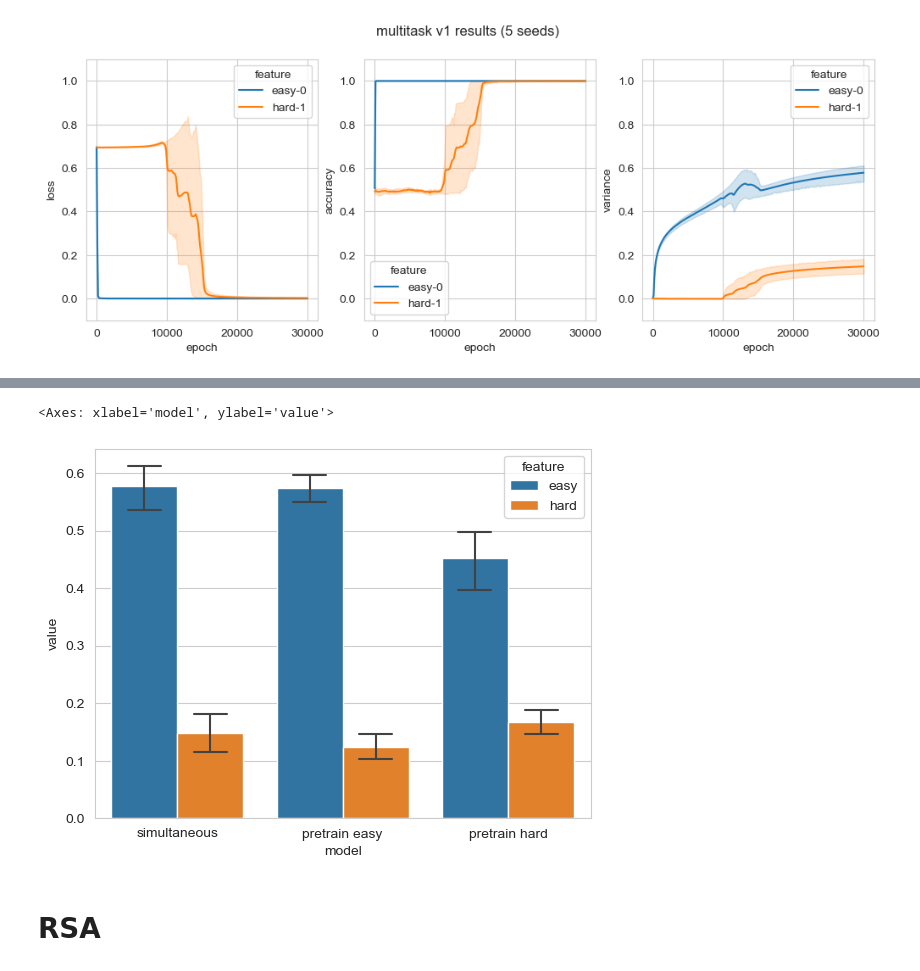
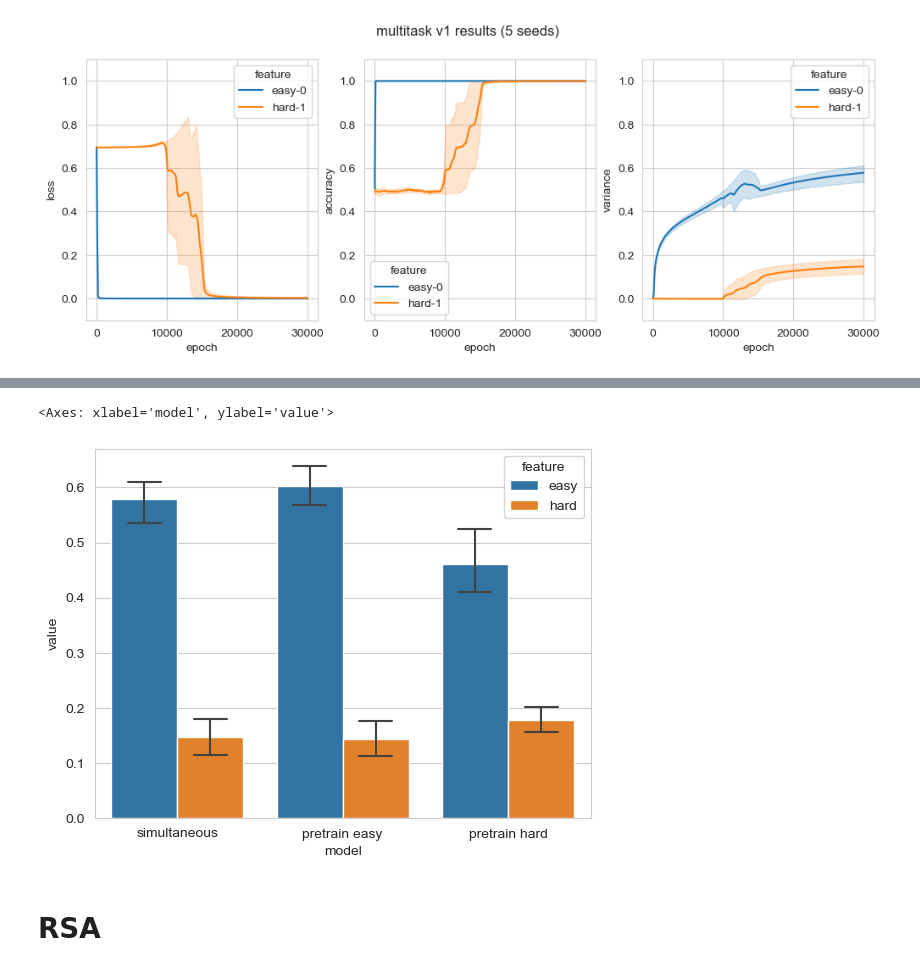
Before and after one commit to mayft/factorized-neural-predictivity, a Jupyter notebook: easy_vs_hard_feature_bias.ipynb, the cells around one changed output, grey strips where cells are left out. Saved outputs shown, nothing was run; the diff lists cells and outputs as text; code cells hidden in the pictures.

```diff
--- a/easy_vs_hard_feature_bias.ipynb
+++ b/easy_vs_hard_feature_bias.ipynb
@@ -410,20 +416,20 @@ Text(0.5, 0.98, 'pretrain hard v2 results (5 seeds)')
 # %%
-easy = pd.read_csv(f'results/variances/pretrain_easy-v2_variances.csv')
+easy = pd.read_csv(f'results/variances/pretrain_easy-v3_variances.csv')
 multi = pd.read_csv(f'results/variances/multitask-v1_variances.csv')
-hard = pd.read_csv(f'results/variances/pretrain_hard-v2_variances.csv')
+hard = pd.read_csv(f'results/variances/pretrain_hard-v3_variances.csv')
 
 vars = np.zeros([3,5,2])
 for i, variances in enumerate([multi,easy,hard]):
     for j in range(5):
         e = variances[variances['seed']==j].iloc[-1].loc[['feature0-linear','feature1-xor_xor_xor']]
         vars[i,j,:] = e.to_numpy()
 
 index = pd.MultiIndex.from_product([['simultaneous','pretrain easy','pretrain hard'],range(5),['easy','hard']], names=['model','seed','feature'])
 training_results=pd.DataFrame({'value': vars.flatten()}, index=index).reset_index()
 sns.barplot(training_results,x='model',y='value',hue='feature',capsize=0.4,err_kws={ "linewidth": 1.5})
 # %% [output]
 <Axes: xlabel='model', ylabel='value'>
-[figure, old version]
+[figure, new version]
 # %% [markdown]
 # RSA
 # %%
```
Also changed, not shown: parts of 16 cells of this notebook, 12 other files.
